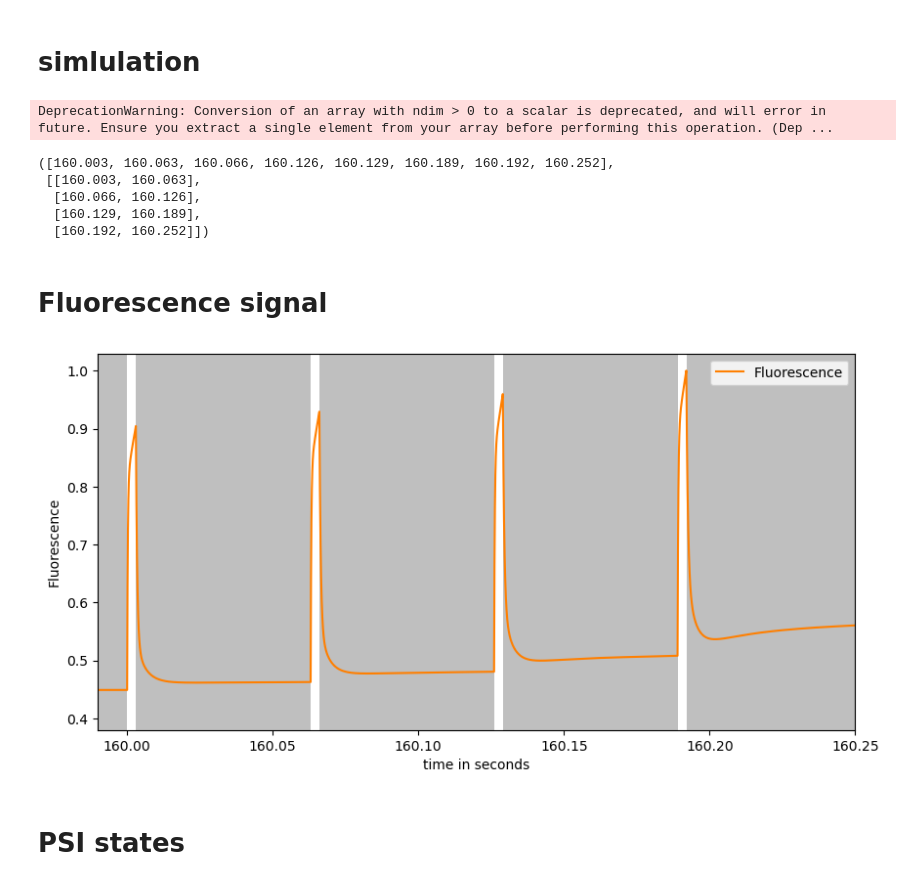
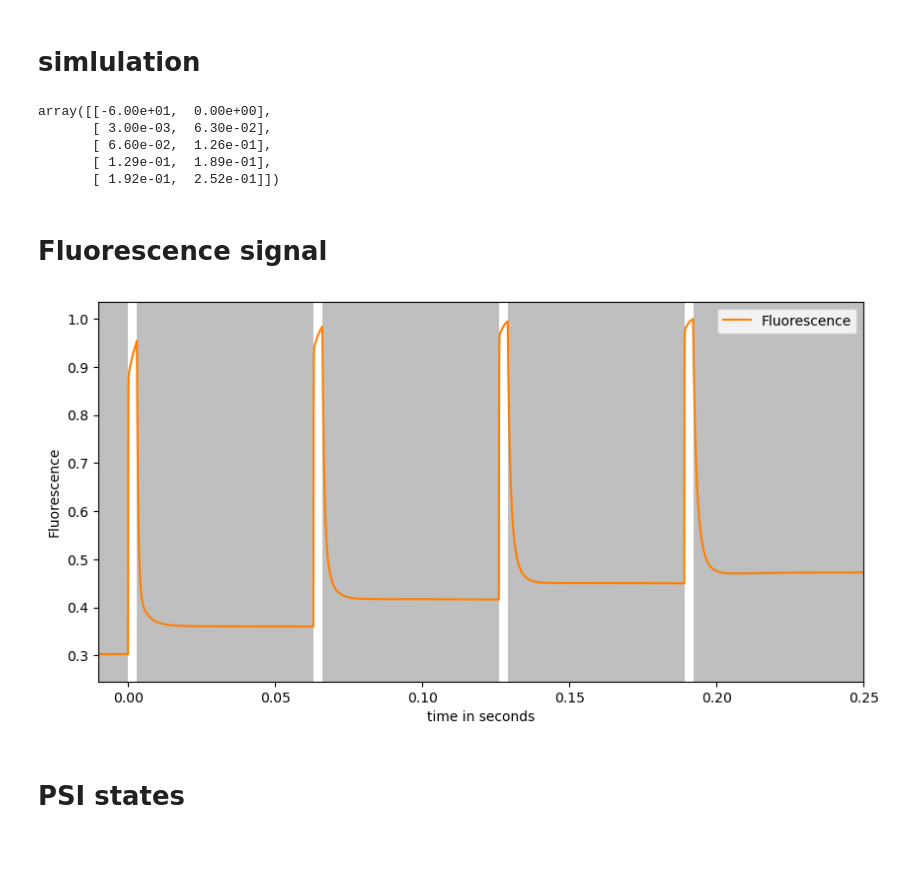
Before and after one commit to A-Potthoff/QTB_modeling, a Jupyter notebook: analyses/PIRK.ipynb, the cells around one changed output. Cells and saved outputs as stored; diff of their text form; code cells hidden in the pictures; blank space fills up the shorter version.

```diff
--- a/analyses/PIRK.ipynb
+++ b/analyses/PIRK.ipynb
@@ -80,4 +61,14 @@ def PIRK(s: Simulator, ss_pfd: float, dark_pfd: float, pulse_pfd: float,
           s.update_parameter("pfd", pfd)
           s.simulate(t)
 
-     return s.get_full_results_df(), s.get_fluxes_df(), time_points
+     dark_periods = np.array([[time_points[i], time_points[i+1]] for i in range(0, len(time_points)-1, 2)]) - 160
+     #dark_periods = [[-100, 0]] + dark_periods # this does not work as intended
+     dark_periods = np.vstack(([-60, 0], dark_periods))
+
+     c = s.get_full_results_df()
+     v = s.get_fluxes_df()
+
+     c.index = c.index - 160
+     v.index = v.index - 160
+
+     return c, v, dark_periods
@@ -90,43 +123,40 @@ s1 = Simulator(m)
 s1.initialise(y0)
 
 ss_pfd = 90
-dark_pfd = 10
-pulse_pfd = 5000 #1180
+dark_pfd = 5 # 10 is already enough to accumulate ATP "in the dark"
+pulse_pfd = 50000 #1180
 pulse_time = 0.003
 relax_time = 0.06
 time_delay = False
 
-c, v, t_points = PIRK(s1, ss_pfd, dark_pfd, pulse_pfd, pulse_time, relax_time, time_delay)
+c, v, dark_periods = PIRK(s1, ss_pfd, dark_pfd, pulse_pfd, pulse_time, relax_time, time_delay)
 
-dark_periods = [[t_points[i], t_points[i+1]] for i in range(0, len(t_points)-1, 2)]
-t_points, dark_periods
+dark_periods
 # %% [output]
-DeprecationWarning: Conversion of an array with ndim > 0 to a scalar is deprecated, and will error in future. Ensure you extract a single element from your array before performing this operation. (Dep ...
+array([[-6.00e+01,  0.00e+00],
+       [ 3.00e-03,  6.30e-02],
+       [ 6.60e-02,  1.26e-01],
+       [ 1.29e-01,  1.89e-01],
+       [ 1.92e-01,  2.52e-01]])
-([160.003, 160.063, 160.066, 160.126, 160.129, 160.189, 160.192, 160.252],
- [[160.003, 160.063],
-  [160.066, 160.126],
-  [160.129, 160.189],
-  [160.192, 160.252]])
 # %% [markdown]
 # Fluorescence signal
 # %%
 # Fluorescence
 
 fig,ax=plt.subplots(figsize=(10,5))
 ax.plot(c["Fluo"]/max(c["Fluo"]), label="Fluorescence", color=colours["orange"])
 ax.set(ylabel=("Fluorescence"))
-ax.set(xlim=(159.99,160.25),
+ax.set(xlim=(-0.01,0.25),
        #ylim=(0.16,0.5),
        xlabel=("time in seconds"),
        ylabel=("Fluorescence"))
 
-ax.axvspan(100, 160, color='grey', alpha=0.5, lw=0)
 for start, end in dark_periods:
        ax.axvspan(start, end, color='grey', alpha=0.5, lw=0)
 ax.legend()
 plt.show()
 # %% [output]
-[figure, old version]
+[figure, new version]
 # %%
 save_fig(fig, model, analysis, "Fluorescence")
 # %% [markdown]
```
Also changed, not shown: parts of 11 cells of this notebook, 21 other files.
